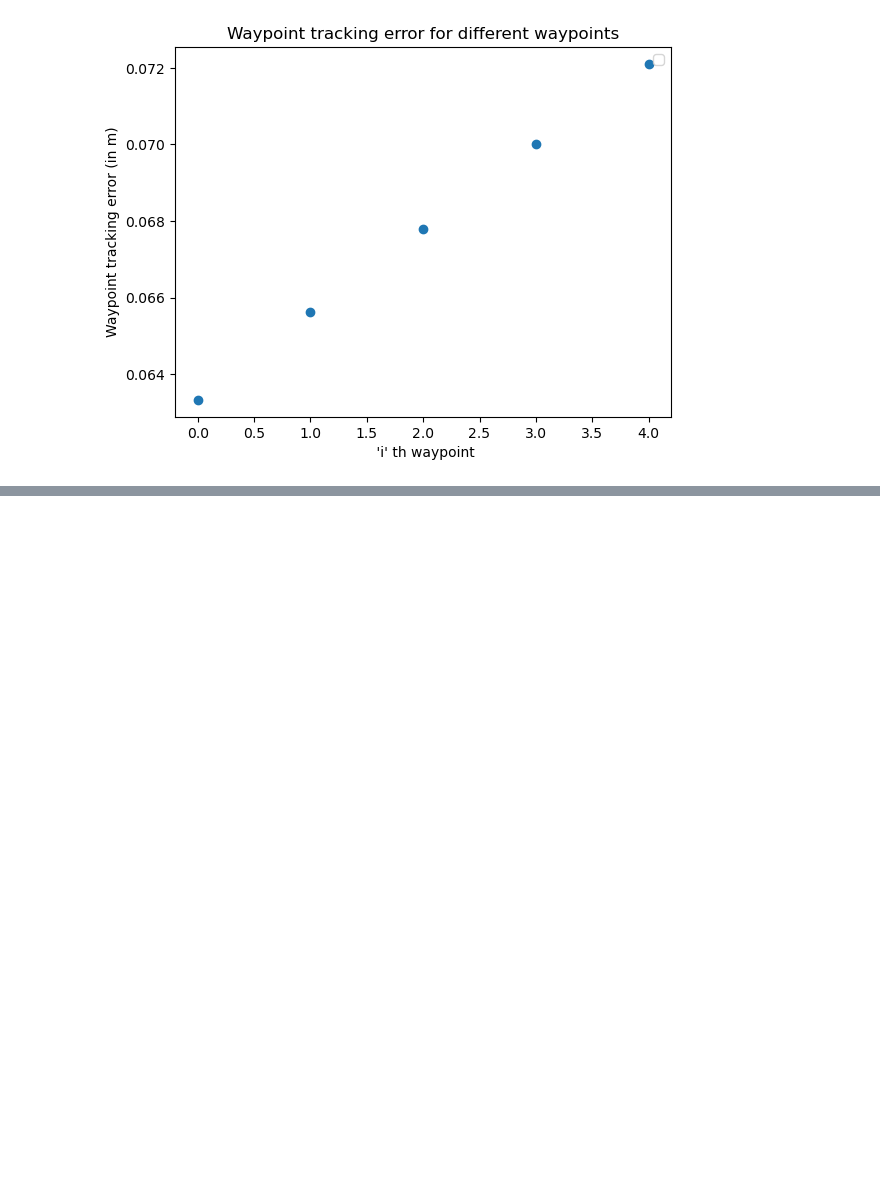
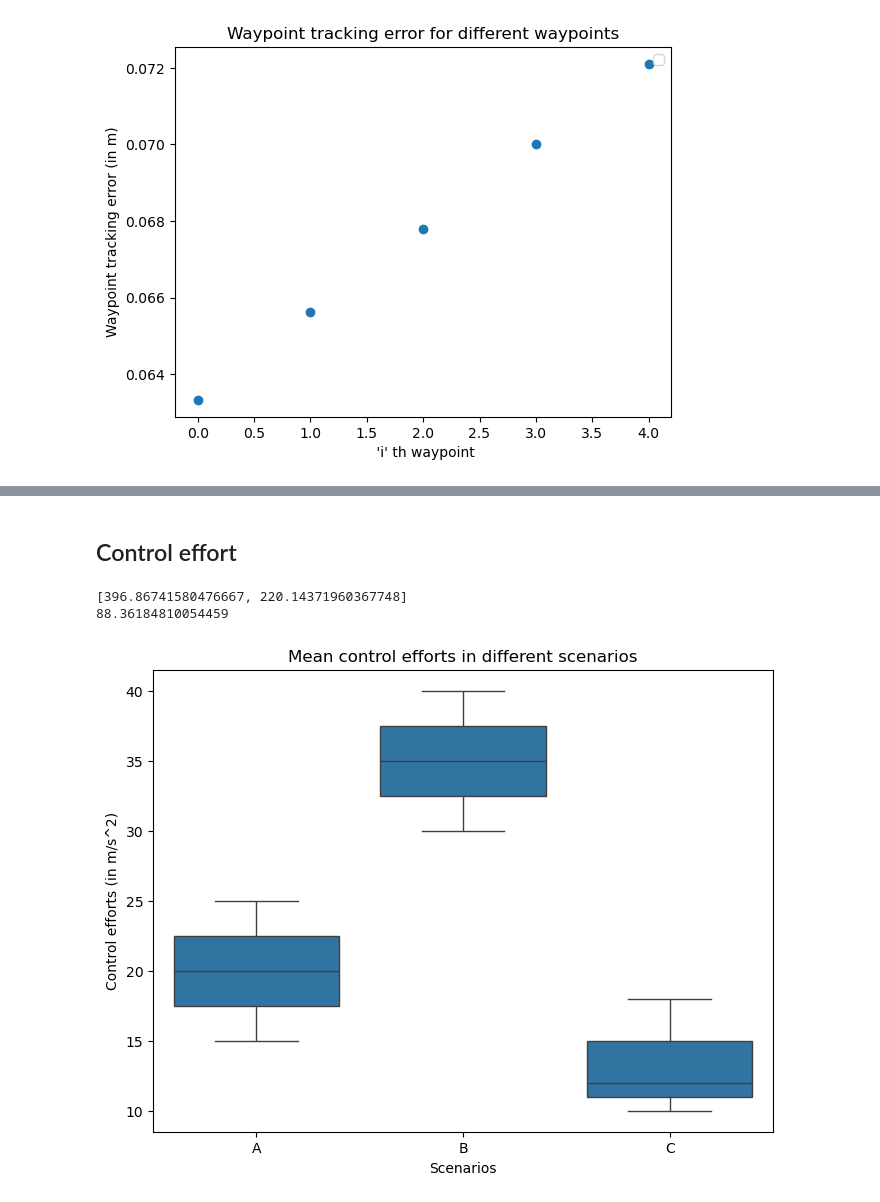
Before and after one commit to AntreasK24/RO47005-Project, a Jupyter notebook: drone_ws/src/Logs_eval/post_process_logs.ipynb, the cells around one changed output, grey strips where cells are left out. Cells and saved outputs as stored; diff of their text form; code cells hidden in the pictures; blank space fills up the shorter version.

```diff
--- a/drone_ws/src/Logs_eval/post_process_logs.ipynb
+++ b/drone_ws/src/Logs_eval/post_process_logs.ipynb
@@ -164,0 +290,43 @@ plot_waypoint_tracking_error(waypoints_trac_error)
+# %% [markdown]
+## Control effort
+# %%
+def get_mean_control_effort(log_files):
+    mean_control_effort = []
+    for i in range(len(log_files)):
+        ith_trial = get_data_from_json(json_files[i])
+        mean_control_effort.append(np.sum(ith_trial['control_effort']))
+    return mean_control_effort
+
+get_mean_control_effort(json_files)
+
+
+control_effort_list = get_mean_control_effort(json_files)
+print(control_effort_list)
+
+std_control_effort = np.std(control_effort_list)
+print(std_control_effort) # standard deviation of control efforts for a scenario across different trials
+# %% [output]
+[396.86741580476667, 220.14371960367748]
+88.36184810054459
+# %%
+control_effort_group = {
+    'scenarios': ['A', 'A', 'A', 'B', 'B', 'B', 'C', 'C', 'C'],
+    'control_effort': [15, 20, 25, 30, 35, 40, 10, 12, 18]
+}
+
+# Create a DataFrame
+df = pd.DataFrame(control_effort_group)
+
+# Create the box plot (quartile plot)
+plt.figure(figsize=(8, 6))
+sns.boxplot(x='scenarios', y='control_effort', data=df)
+
+# Add labels and title
+plt.title('Mean control efforts in different scenarios')
+plt.xlabel('Scenarios')
+plt.ylabel('Control efforts (in m/s^2)')
+
+# Show the plot
+plt.show()
+# %% [output]
+[figure, added]
```
Also changed, not shown: parts of 22 cells of this notebook, 1 other file.
